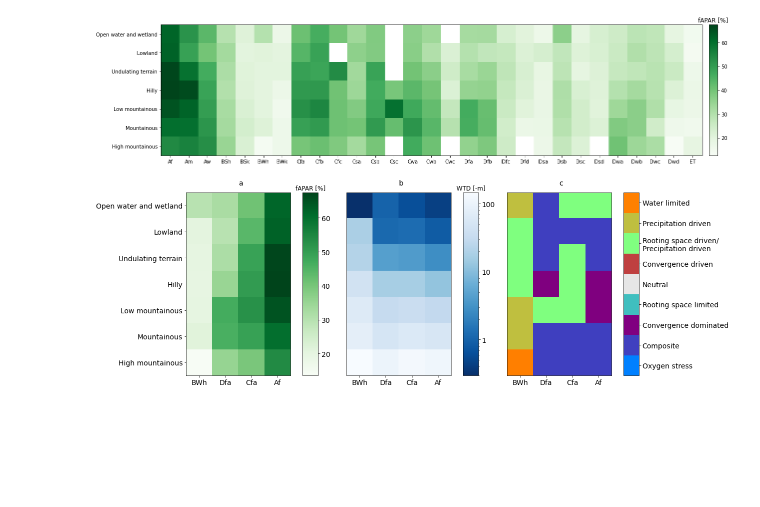
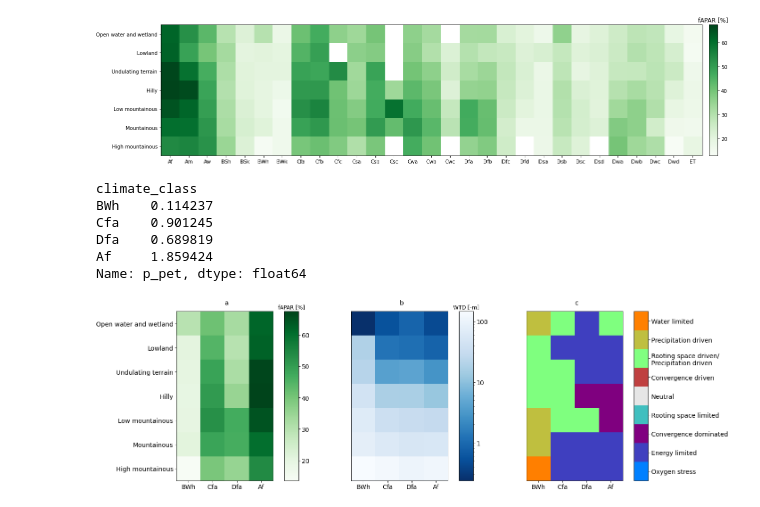
Before and after one commit to jasperroebroek/Global_distribution_of_hydrologic_controls_on_forest_growth, a Jupyter notebook: scripts/figures_04_heatmaps.ipynb, the cells around one changed output. Drawn from its saved outputs; the diff is of its cells as text; code cells hidden in the pictures; blank space fills up the shorter version.

Commit message:
Updated figures and preparation for storage

```diff
--- a/scripts/figures_04_heatmaps.ipynb
+++ b/scripts/figures_04_heatmaps.ipynb
@@ -83,19 +85,13 @@ df['landscape_class'] = df.landscape.apply(lambda x: landscape_classes[int(x)])
 df['landscape_class'] = pd.Categorical(df.landscape_class, categories = landscape_classes[1:], ordered = True)
 df.loc[:,"classes_centered"] = df.classes
 df.loc[df.classes_centered == 4, "classes_centered"] = np.nan
-df.dropna(inplace=True)
+# df.dropna(inplace=True)
 # %% [markdown]
 #### Heatmaps
-# %%
-cmap = cmap_2d((3, 3), alpha=0.5, diverging_alpha=0.25)
-cmap[1, 1, :] = (0.9, 0.9, 0.9)
-cmap = cmap.reshape((9, 3))
-cmap = ListedColormap(cmap)
-norm = BoundaryNorm(np.arange(-0.5,9,step = 1), ncolors=9)
 # %%
 label_list = [
     "Oxygen stress",
-    "Composite",
+    "Energy limited",
     "Convergence dominated",
     "Rooting space limited",
     "Neutral",
@@ -155,14 +152,23 @@ plt.show()
 # %% [output]
 [figure]
 # %%
-choice = ['BWh', 'Dfa', 'Cfa', 'Af']
+choice = ['BWh', 'Cfa', 'Dfa', 'Af']
+# %%
+df.groupby("climate_class")['p_pet'].mean()[choice]
+# %% [output]
+climate_class
+BWh    0.114237
+Cfa    0.901245
+Dfa    0.689819
+Af     1.859424
+Name: p_pet, dtype: float64
 # %%
-f, ax = plt.subplots(1, 3, figsize = (18,6))
+f, ax = plt.subplots(1, 3, figsize = (18,6), constrained_layout=True)
 fontsize = 14
 
 # FAPAR
 im = ax[0].imshow(df.groupby(['landscape_class','climate_class'])['fapar'].mean().unstack().loc[:,choice],
-           cmap = "Greens")
+                  cmap ="Greens")
 cbar = add_colorbar(im, ax=ax[0], aspect=12, pad_fraction=0.8)
 
 cbar.ax.tick_params(labelsize=fontsize)
@@ -179,34 +185,34 @@ ax[0].text(0.5,1.04, 'a', transform=ax[0].transAxes, size=14)
 im = ax[1].imshow(df.groupby(['landscape_class','climate_class'])['wtd'].mean().unstack().loc[:,choice]*-1,
                   cmap="Blues_r", norm=LogNorm())
 
 ax[1].set_xticks(list(range(len(choice))))
 ax[1].set_xticklabels(choice, fontsize = fontsize)
 ax[1].set_yticks(())
 
 cbar = add_colorbar(im, ax=ax[1], format=ScalarFormatter(), aspect=12, pad_fraction=0.8)
 cbar.ax.tick_params(labelsize=fontsize)
 cbar.ax.set_title("WTD [-m]")
 
 ax[1].text(0.5,1.04, 'b', transform=ax[1].transAxes, size=14)
 
 # CLASSES
 im = ax[2].imshow(df.groupby(['landscape_class','climate_class'])['classes_centered'].agg(lambda x: thesis.mode(x)).unstack().loc[:,choice],
-           cmap=cmap, norm=norm)
+                  cmap=cmap, norm=norm)
 
 cbar = add_colorbar(im, ax=ax[2], aspect=12, pad_fraction=0.8)
-cbar.set_ticks((0,1,2,3,4,5,6,7,8,9))
+cbar.set_ticks([x+0.5 for x in (0,1,2,3,4,5,6,7,8,9)])
 cbar.ax.set_yticklabels(label_list)
 cbar.ax.tick_params(labelsize=fontsize)
 
 ax[2].set_yticks(())
 ax[2].set_xticks(list(range(len(choice))))
 ax[2].set_xticklabels(choice, fontsize = fontsize)
 
 ax[2].text(0.5,1.04, 'c', transform=ax[2].transAxes, size=14)
 
-f.tight_layout()
+# f.tight_layout(wpad=0.2)
 
 plt.savefig("figures/heatmaps.png", bbox_inches='tight', pad_inches=0, dpi=300)
 plt.show()
 # %% [output]
-[figure, old version]
+[figure, new version]
```
Also changed, not shown: parts of 8 cells of this notebook, 8 other files.
